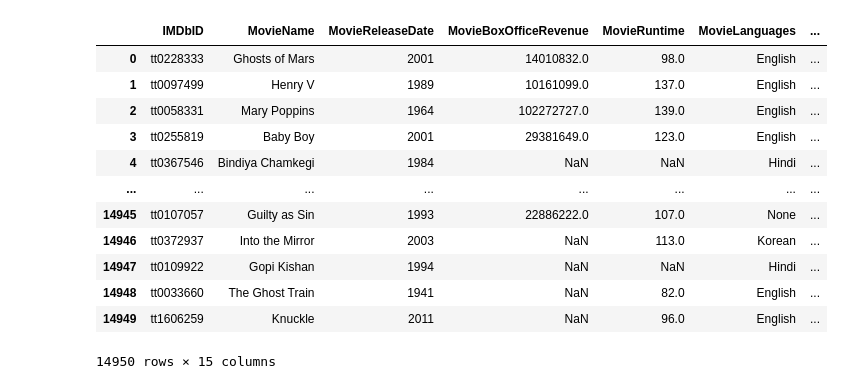
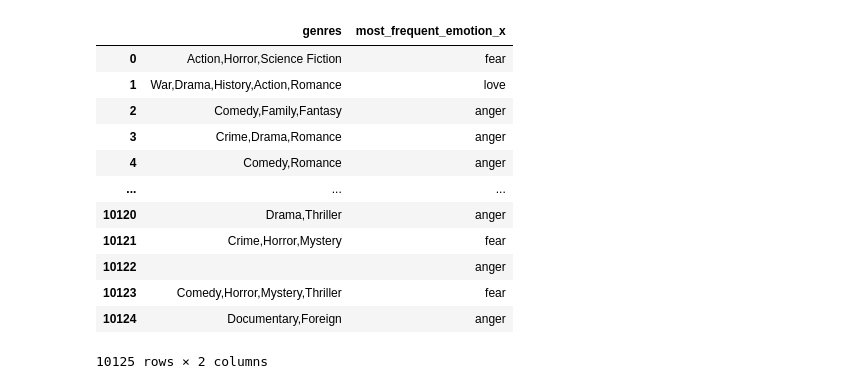
Before and after one commit to epfl-ada/ada-2023-project-padawans, a Jupyter notebook: Q4.ipynb, the cells around one changed output. Saved outputs shown, nothing was run; the diff lists cells and outputs as text; code cells hidden in the pictures.

Commit message:
sentiment

```diff
--- a/Q4.ipynb
+++ b/Q4.ipynb
@@ -203,9 +201,5 @@ df_final_sentiment
-# %%
-merged_df = pd.merge(df_cmu, df_final_sentiment, left_on='IMDbID', right_on='film_id', how='inner')
-merged_df = pd.merge(merged_df, most_frequent_emotions, left_on='IMDbID', right_on='film_id', how='inner')
-merged_df = merged_df.drop(['film_id_y', 'film_id_x'], axis=1)
-
-merged_df.to_csv('dataset/cmu_merged_with_imdb.csv', index=False)
+# %%
+merged_df = merged_df.merge(df_cmu, left_on='IMDbID', right_on='imdb_id', how='inner')
 # %%
 merged_df
 # %% [output]
@@ -224,0 +423,2 @@ merged_df
+# %%
+merged_df['popularity']= merged_df['popularity'].apply(float)
@@ -225,16 +610,31 @@ merged_df
+# %%
+merged_df["genres"] = merged_df.genres_y.apply(eval)
+
+def extract_genres(list_):
+    genres  = str()
+    for index, item in enumerate(list_):
+        if index != len(list_)-1:
+            res = item['name']+","
+            genres += res
+        else:
+            res = item['name']
+            genres += res
+    return genres
+
+merged_df["genres"] = merged_df["genres"].apply(extract_genres)
 # %%
-merged_df
+merged_df[["genres",'most_frequent_emotion_x' ]]
 # %% [output]
-|  | IMDbID | MovieName | MovieReleaseDate | MovieBoxOfficeRevenue | MovieRuntime | MovieLanguages | ... |
-| 0 | tt0228333 | Ghosts of Mars | 2001 | 14010832.0 | 98.0 | English | ... |
-| 1 | tt0097499 | Henry V | 1989 | 10161099.0 | 137.0 | English | ... |
-| 2 | tt0058331 | Mary Poppins | 1964 | 102272727.0 | 139.0 | English | ... |
-| 3 | tt0255819 | Baby Boy | 2001 | 29381649.0 | 123.0 | English | ... |
-| 4 | tt0367546 | Bindiya Chamkegi | 1984 | NaN | NaN | Hindi | ... |
-| ... | ... | ... | ... | ... | ... | ... | ... |
-| 14945 | tt0107057 | Guilty as Sin | 1993 | 22886222.0 | 107.0 | None | ... |
-| 14946 | tt0372937 | Into the Mirror | 2003 | NaN | 113.0 | Korean | ... |
-| 14947 | tt0109922 | Gopi Kishan | 1994 | NaN | NaN | Hindi | ... |
-| 14948 | tt0033660 | The Ghost Train | 1941 | NaN | 82.0 | English | ... |
-| 14949 | tt1606259 | Knuckle | 2011 | NaN | 96.0 | English | ... |
+|  | genres | most_frequent_emotion_x |
+| 0 | Action,Horror,Science Fiction | fear |
+| 1 | War,Drama,History,Action,Romance | love |
+| 2 | Comedy,Family,Fantasy | anger |
+| 3 | Crime,Drama,Romance | anger |
+| 4 | Comedy,Romance | anger |
+| ... | ... | ... |
+| 10120 | Drama,Thriller | anger |
+| 10121 | Crime,Horror,Mystery | fear |
+| 10122 |  | anger |
+| 10123 | Comedy,Horror,Mystery,Thriller | fear |
+| 10124 | Documentary,Foreign | anger |
-14950 rows × 15 columns
+10125 rows × 2 columns
```
Also changed, not shown: parts of 77 cells of this notebook, 26 other files.
